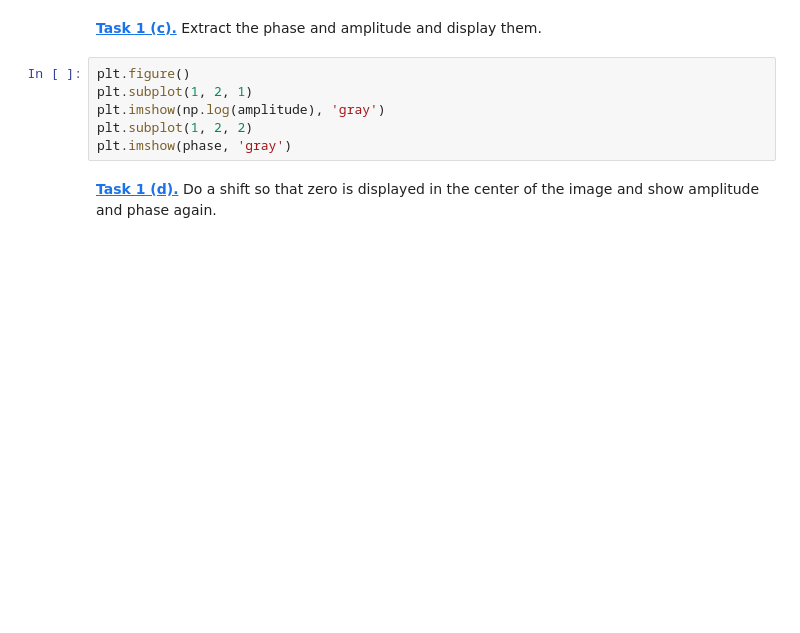
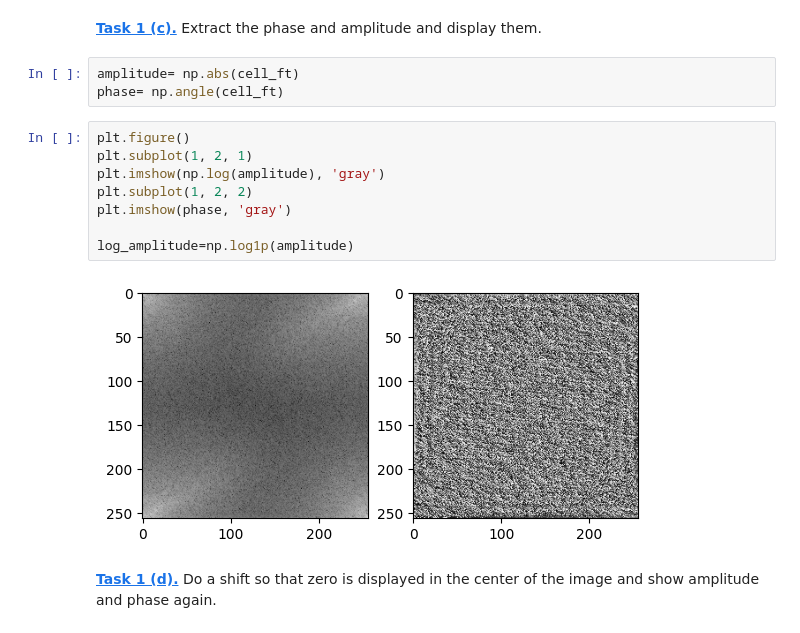
Before and after one commit to emmalisa1/mobi-fs5-python, a Jupyter notebook: fourier.ipynb, the cells around one changed output. Saved outputs shown, nothing was run; the diff lists cells and outputs as text; blank space fills up the shorter version.

```diff
--- a/fourier.ipynb
+++ b/fourier.ipynb
@@ -14,10 +24,17 @@ cell_img = plt.imread('data/cells.png')
 # %% [markdown]
 **[Task 1 (c).]()** Extract the phase and amplitude and display them.
+# %%
+amplitude= np.abs(cell_ft)
+phase= np.angle(cell_ft)
 # %%
 plt.figure()
 plt.subplot(1, 2, 1)
 plt.imshow(np.log(amplitude), 'gray')
 plt.subplot(1, 2, 2)
 plt.imshow(phase, 'gray')
+
+log_amplitude=np.log1p(amplitude)
+# %% [output]
+[figure, added]
 # %% [markdown]
 **[Task 1 (d).]()** Do a shift so that zero is displayed in the center of the image and show amplitude and phase again.
```
Also changed, not shown: parts of 22 cells of this notebook.
